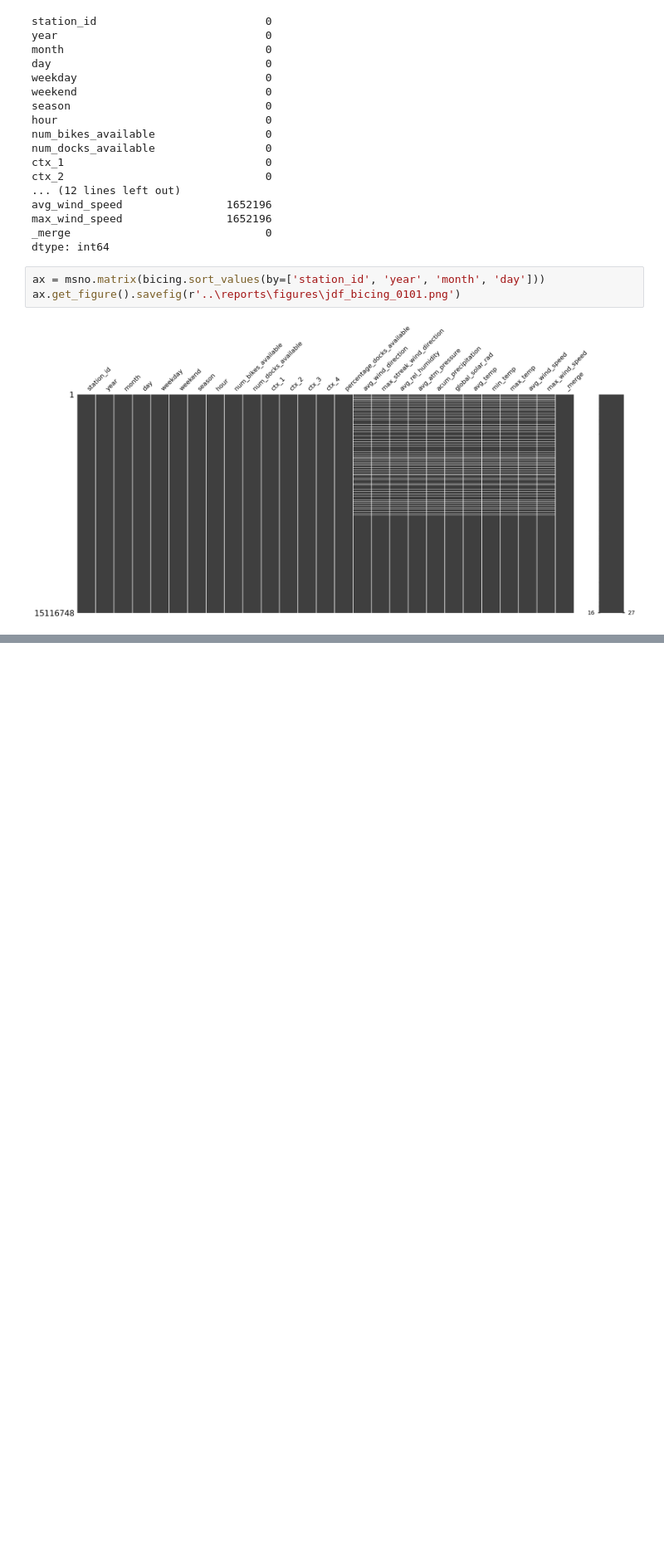
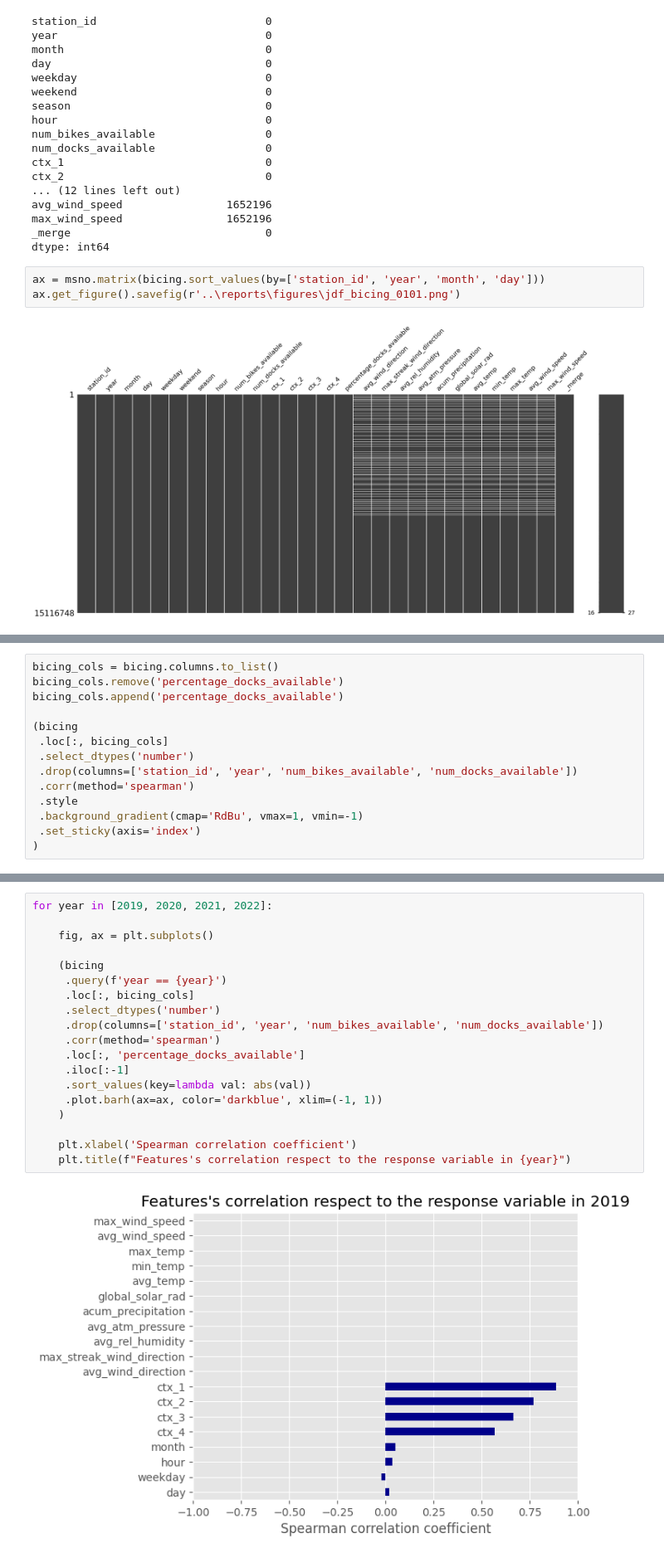
Before and after one commit to jadelaossa/bike-availability-prediction, a Jupyter notebook: notebooks/2.0-jdf-exploratory-data-analysis.ipynb, the cells around one changed output, grey strips where cells are left out. Shown at 83% size. Saved outputs shown, nothing was run; the diff lists cells and outputs as text; blank space fills up the shorter version.

```diff
--- a/notebooks/2.0-jdf-exploratory-data-analysis.ipynb
+++ b/notebooks/2.0-jdf-exploratory-data-analysis.ipynb
@@ -170,0 +229,14 @@ ax.get_figure().savefig(r'..\reports\figures\jdf_bicing_0101.png')
+# %%
+bicing_cols = bicing.columns.to_list()
+bicing_cols.remove('percentage_docks_available')
+bicing_cols.append('percentage_docks_available')
+
+(bicing
+ .loc[:, bicing_cols]
+ .select_dtypes('number')
+ .drop(columns=['station_id', 'year', 'num_bikes_available', 'num_docks_available'])
+ .corr(method='spearman')
+ .style
+ .background_gradient(cmap='RdBu', vmax=1, vmin=-1)
+ .set_sticky(axis='index')
+)
@@ -170,0 +261,21 @@ ax.get_figure().savefig(r'..\reports\figures\jdf_bicing_0101.png')
+# %%
+for year in [2019, 2020, 2021, 2022]:
+
+    fig, ax = plt.subplots()
+
+    (bicing
+     .query(f'year == {year}')
+     .loc[:, bicing_cols]
+     .select_dtypes('number')
+     .drop(columns=['station_id', 'year', 'num_bikes_available', 'num_docks_available'])
+     .corr(method='spearman')
+     .loc[:, 'percentage_docks_available']
+     .iloc[:-1]
+     .sort_values(key=lambda val: abs(val))
+     .plot.barh(ax=ax, color='darkblue', xlim=(-1, 1))
+    )
+
+    plt.xlabel('Spearman correlation coefficient')
+    plt.title(f"Features's correlation respect to the response variable in {year}")
+# %% [output]
+[figure, added]
```
Also changed, not shown: parts of 8 cells of this notebook, 3 other files.
